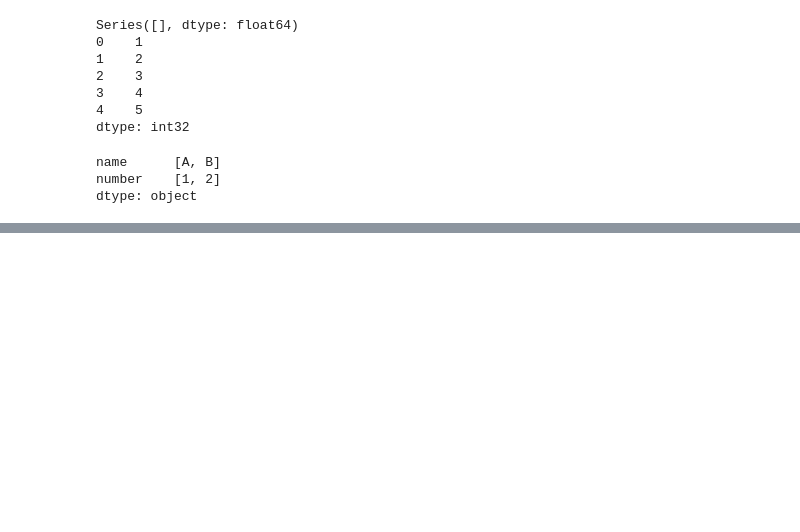
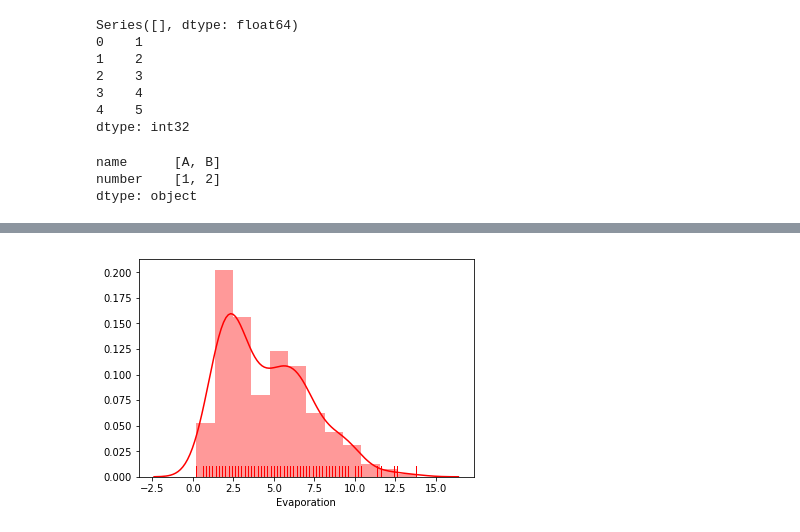
Before and after one commit to Divyalaptus/summer-python-projects, a Jupyter notebook: Practise.ipynb, the cells around one changed output, grey strips where cells are left out. Saved outputs shown, nothing was run; the diff lists cells and outputs as text; code cells hidden in the pictures; blank space fills up the shorter version.

```diff
--- a/Practise.ipynb
+++ b/Practise.ipynb
@@ -86,0 +135,4 @@ df
+# %%
+sns.distplot(df["Evaporation"],rug=True,color='r')
+sns
+# %% [output]
@@ -86,0 +140 @@ df
+[figure, added]
```
Also changed, not shown: parts of 8 cells of this notebook.
